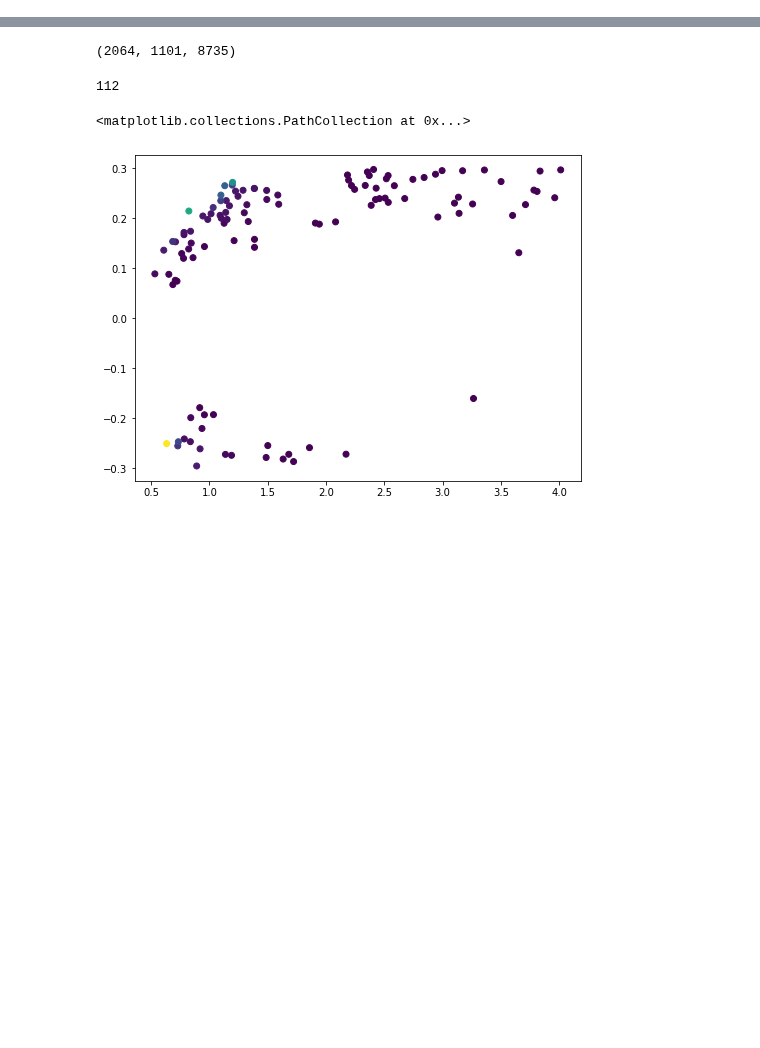
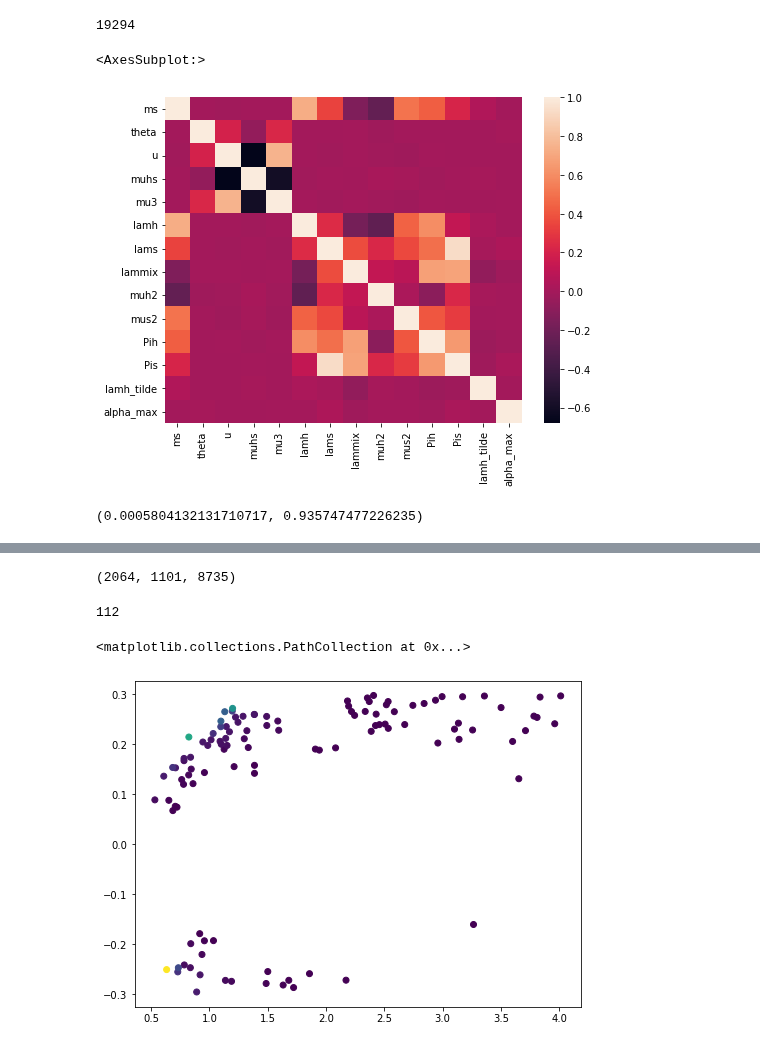
Before and after one commit to PB-316/Z_2breaking-PT-BAU, a Jupyter notebook: PLOTS_cluster_data.ipynb, the cells around one changed output, grey strips where cells are left out. Saved outputs shown, nothing was run; the diff lists cells and outputs as text; code cells hidden in the pictures; blank space fills up the shorter version.

```diff
--- a/PLOTS_cluster_data.ipynb
+++ b/PLOTS_cluster_data.ipynb
@@ -74,7 +74,25 @@ df_total=pd.concat([df12,df13,df14,df15,df16,df17,df18,df19,df20,df21,df22,df23,
 
 df_total=df_total[df_total.num_FOPT==1]
 df_total=df_total[df_total.alpha_max>0]
-#df_total=df_total[df_total.alpha_max>1e-4]
-#df_total=df_total[df_total.alpha_max<1]
+#df_total=df_total[df_total.alpha_max>4.*1e-2]
+#df_total=df_total[df_total.alpha_max<1e-1]
 
 df=df_total
+len(df)
+# %% [output]
+19294
+# %%
+df.columns
+Columns=['ms', 'theta', 'u', 'muhs', 'mu3', 'lamh', 'lams', 'lammix', 'muh2',
+       'mus2', 'Pih', 'Pis', 'lamh_tilde',"alpha_max"]
+# %%
+import seaborn as sns
+
+sns.heatmap(df[Columns].corr())
+# %% [output]
+<AxesSubplot:>
+[figure, added]
+# %%
+stats.pearsonr(df['ms'], df['alpha_max'])
+# %% [output]
+(0.0005804132131710717, 0.935747477226235)
```
Also changed, not shown: parts of 8 cells of this notebook.
